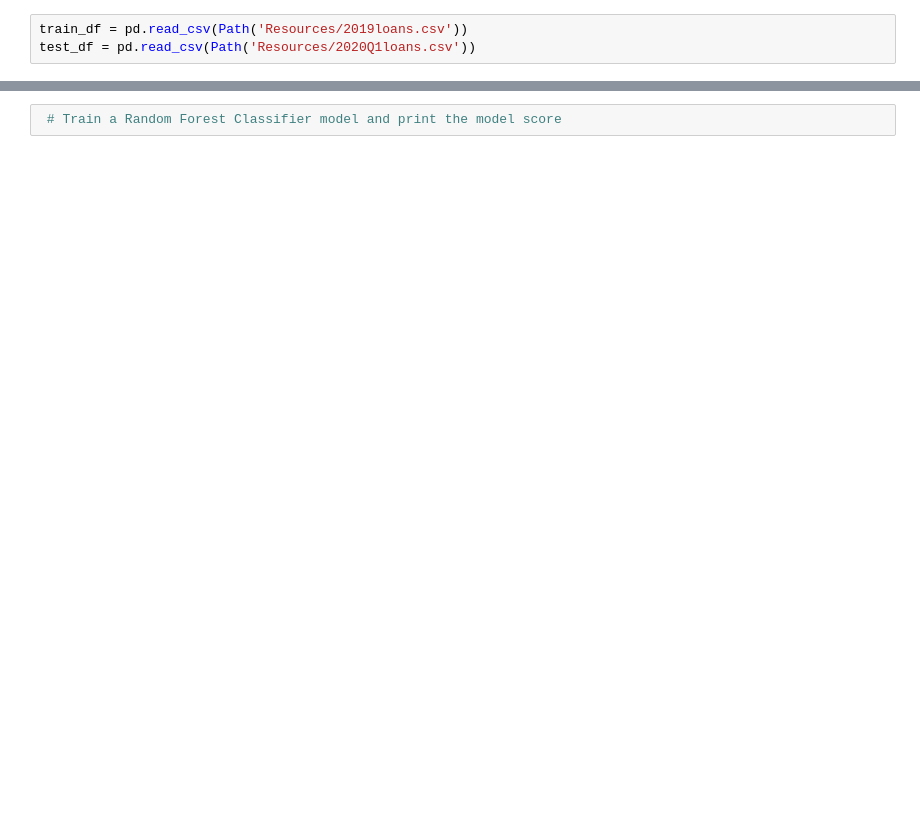
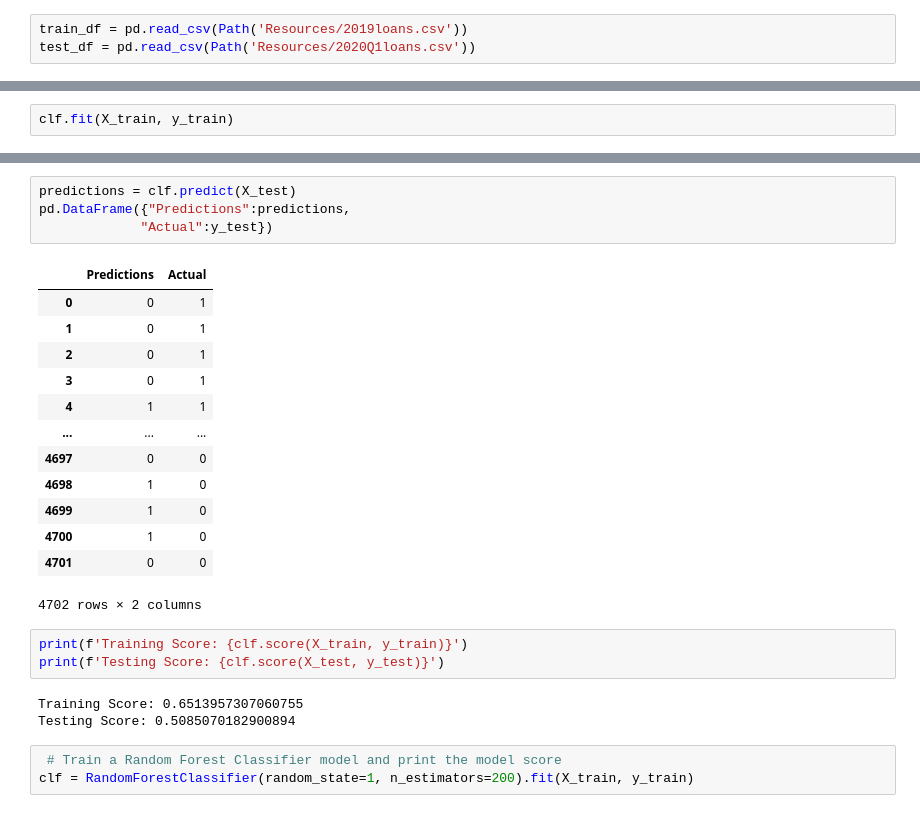
Before and after one commit to DominikaRzez/Predicting_Credit_Risk-Machine-Learning, a Jupyter notebook: Credit Risk Evaluator.ipynb, the cells around one changed output, grey strips where cells are left out. Saved outputs shown, nothing was run; the diff lists cells and outputs as text; blank space fills up the shorter version.

Commit message:
credit risk predictor

```diff
--- a/Credit Risk Evaluator.ipynb
+++ b/Credit Risk Evaluator.ipynb
@@ -15,0 +72,2 @@ test_df = pd.read_csv(Path('Resources/2020Q1loans.csv'))
+# %%
+clf.fit(X_train, y_train)
@@ -16,2 +83,27 @@ test_df = pd.read_csv(Path('Resources/2020Q1loans.csv'))
+# %%
+predictions = clf.predict(X_test)
+pd.DataFrame({"Predictions":predictions,
+             "Actual":y_test})
+# %% [output]
+|  | Predictions | Actual |
+| 0 | 0 | 1 |
+| 1 | 0 | 1 |
+| 2 | 0 | 1 |
+| 3 | 0 | 1 |
+| 4 | 1 | 1 |
+| ... | ... | ... |
+| 4697 | 0 | 0 |
+| 4698 | 1 | 0 |
+| 4699 | 1 | 0 |
+| 4700 | 1 | 0 |
+| 4701 | 0 | 0 |
+4702 rows × 2 columns
+# %%
+print(f'Training Score: {clf.score(X_train, y_train)}')
+print(f'Testing Score: {clf.score(X_test, y_test)}')
+# %% [output]
+Training Score: 0.6513957307060755
+Testing Score: 0.5085070182900894
 # %%
  # Train a Random Forest Classifier model and print the model score
+clf = RandomForestClassifier(random_state=1, n_estimators=200).fit(X_train, y_train)
```
Also changed, not shown: parts of 20 cells of this notebook.
